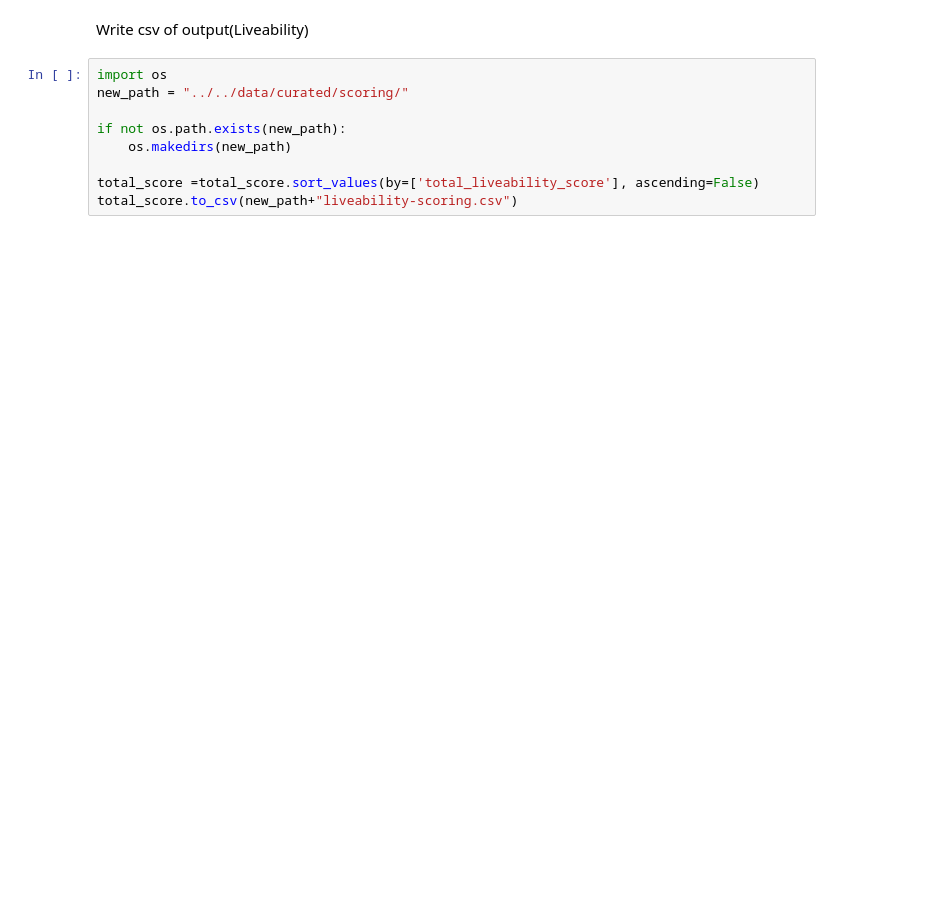
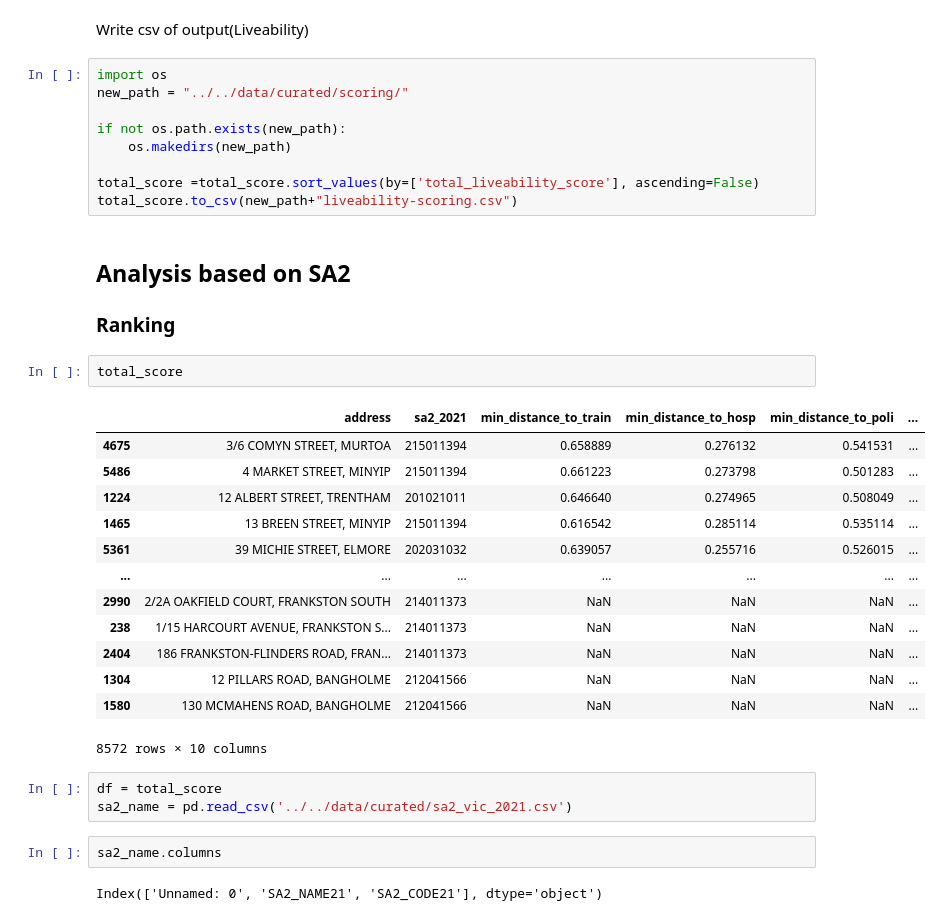
Before and after one commit to MAST30034-Applied-Data-Science/generic-real-estate-consulting-project-group-43, a Jupyter notebook: notebooks/Preprocessing/scoring.ipynb, the cells around one changed output. Cells and saved outputs as stored; diff of their text form; blank space fills up the shorter version.

```diff
--- a/notebooks/Preprocessing/scoring.ipynb
+++ b/notebooks/Preprocessing/scoring.ipynb
@@ -164,3 +218,29 @@ if not os.path.exists(new_path):
 
 total_score =total_score.sort_values(by=['total_liveability_score'], ascending=False)
 total_score.to_csv(new_path+"liveability-scoring.csv")
+# %% [markdown]
+## Analysis based on SA2
+### Ranking
+# %%
+total_score
+# %% [output]
+|  | address | sa2_2021 | min_distance_to_train | min_distance_to_hosp | min_distance_to_poli | ... |
+| 4675 | 3/6 COMYN STREET, MURTOA | 215011394 | 0.658889 | 0.276132 | 0.541531 | ... |
+| 5486 | 4 MARKET STREET, MINYIP | 215011394 | 0.661223 | 0.273798 | 0.501283 | ... |
+| 1224 | 12 ALBERT STREET, TRENTHAM | 201021011 | 0.646640 | 0.274965 | 0.508049 | ... |
+| 1465 | 13 BREEN STREET, MINYIP | 215011394 | 0.616542 | 0.285114 | 0.535114 | ... |
+| 5361 | 39 MICHIE STREET, ELMORE | 202031032 | 0.639057 | 0.255716 | 0.526015 | ... |
+| ... | ... | ... | ... | ... | ... | ... |
+| 2990 | 2/2A OAKFIELD COURT, FRANKSTON SOUTH | 214011373 | NaN | NaN | NaN | ... |
+| 238 | 1/15 HARCOURT AVENUE, FRANKSTON S... | 214011373 | NaN | NaN | NaN | ... |
+| 2404 | 186 FRANKSTON-FLINDERS ROAD, FRAN... | 214011373 | NaN | NaN | NaN | ... |
+| 1304 | 12 PILLARS ROAD, BANGHOLME | 212041566 | NaN | NaN | NaN | ... |
+| 1580 | 130 MCMAHENS ROAD, BANGHOLME | 212041566 | NaN | NaN | NaN | ... |
+8572 rows × 10 columns
+# %%
+df = total_score
+sa2_name = pd.read_csv('../../data/curated/sa2_vic_2021.csv')
+# %%
+sa2_name.columns
+# %% [output]
+Index(['Unnamed: 0', 'SA2_NAME21', 'SA2_CODE21'], dtype='object')
```
Also changed, not shown: parts of 14 cells of this notebook, 3 other files.
